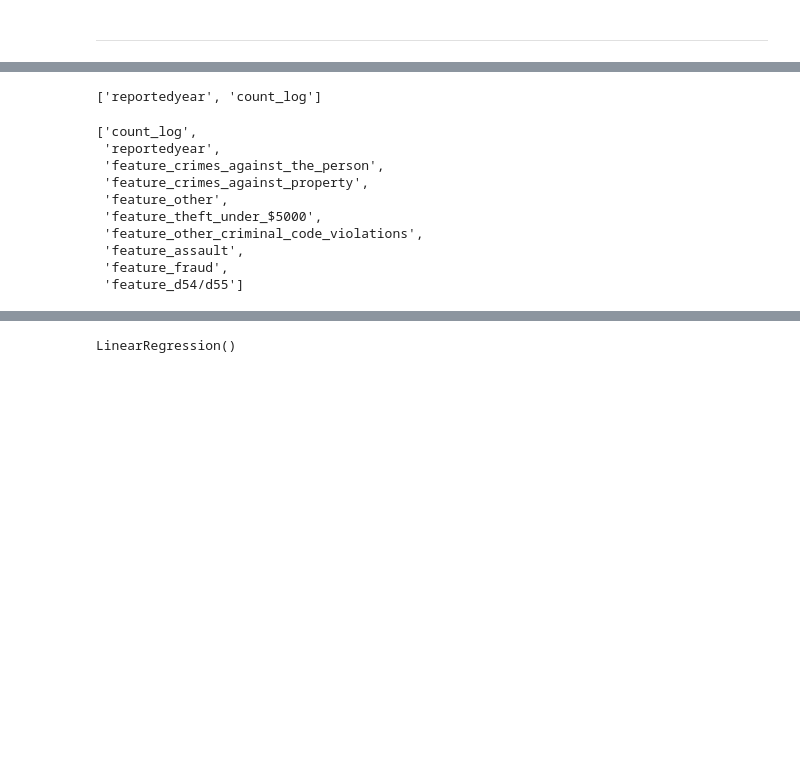
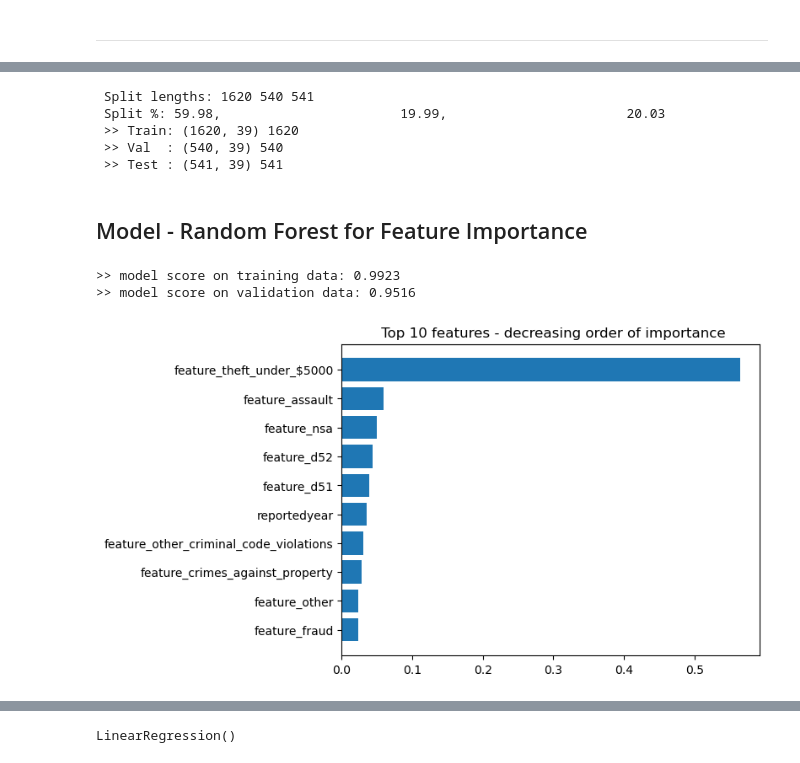
Before and after one commit to tummala-hareesh/ml_zoomcamp_ht, a Jupyter notebook: ipynb/midterm_project/notebook_midterm_project.ipynb, the cells around one changed output, grey strips where cells are left out. Drawn from its saved outputs; the diff is of its cells as text; code cells hidden in the pictures; blank space fills up the shorter version.

```diff
--- a/ipynb/midterm_project/notebook_midterm_project.ipynb
+++ b/ipynb/midterm_project/notebook_midterm_project.ipynb
@@ -476,7 +682,17 @@ def get_mutual_info_count_score(series):
+# %%
+# Test-Train Split
+df_train, X_train, y_train, df_val, X_val, y_val, df_test, X_test, y_test = prepare_dataset(df_copy, df_copy.columns.to_list(), target='count', verbose=True)
+# %% [output]
+ Split lengths: 1620 540 541
+ Split %: 59.98,                       19.99,                       20.03
+ >> Train: (1620, 39) 1620
+ >> Val  : (540, 39) 540
+ >> Test : (541, 39) 541
+# %% [markdown]
+## Model - Random Forest for Feature Importance
 # %%
-list_features_all = df_copy.columns.to_list()
-#list_features = utils.remove_from_list(list_features_all, 'count_log')
-list_features = list_features_all.copy()
-list_features[:2]
+# Call func to create RF regressor
+model_rf_fi = create_randomforest_regmodel(X_train, y_train, X_val, y_val)
 # %% [output]
-['reportedyear', 'count_log']
+>> model score on training data: 0.9923
+>> model score on validation data: 0.9516
@@ -487,19 +699,12 @@ series_features = mi.sort_values(ascending=False)
-# %%
-# List of top n features
-top_n = 10
-list_features_topn = series_features.index.to_list()[:top_n]
-list_features_topn
-# %% [output]
-['count_log',
- 'reportedyear',
- 'feature_crimes_against_the_person',
- 'feature_crimes_against_property',
- 'feature_other',
- 'feature_theft_under_$5000',
- 'feature_other_criminal_code_violations',
- 'feature_assault',
- 'feature_fraud',
- 'feature_d54/d55']
+# %%
+# Plot important features and their corr
+features_imp_all, features_imp = plot_feature_importance(model_rf_fi, X_train, top_n=10, show=True)
+
+# Append target=count to features_imp
+features_imp = np.append(features_imp, 'count')
+features_imp_all = np.append(features_imp_all, 'count')
+# %% [output]
+[figure, added]
 # %%
 # Plot heatmpa of correlation matrix
 plt.figure(figsize=(15, 15))
```
Also changed, not shown: parts of 108 cells of this notebook, 5 other files.
